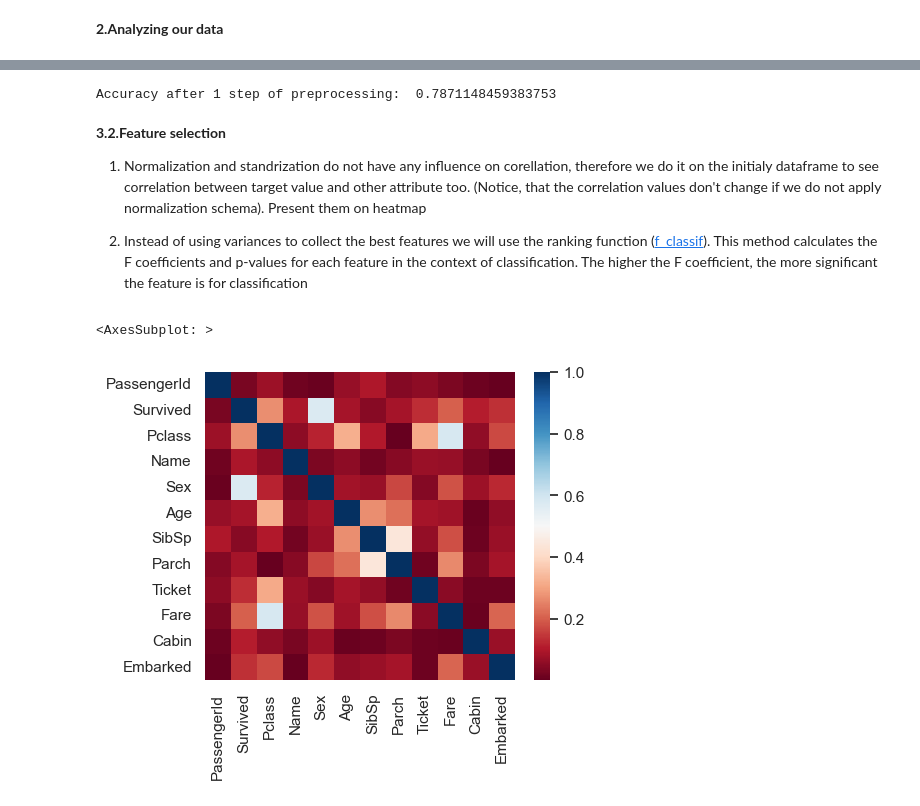
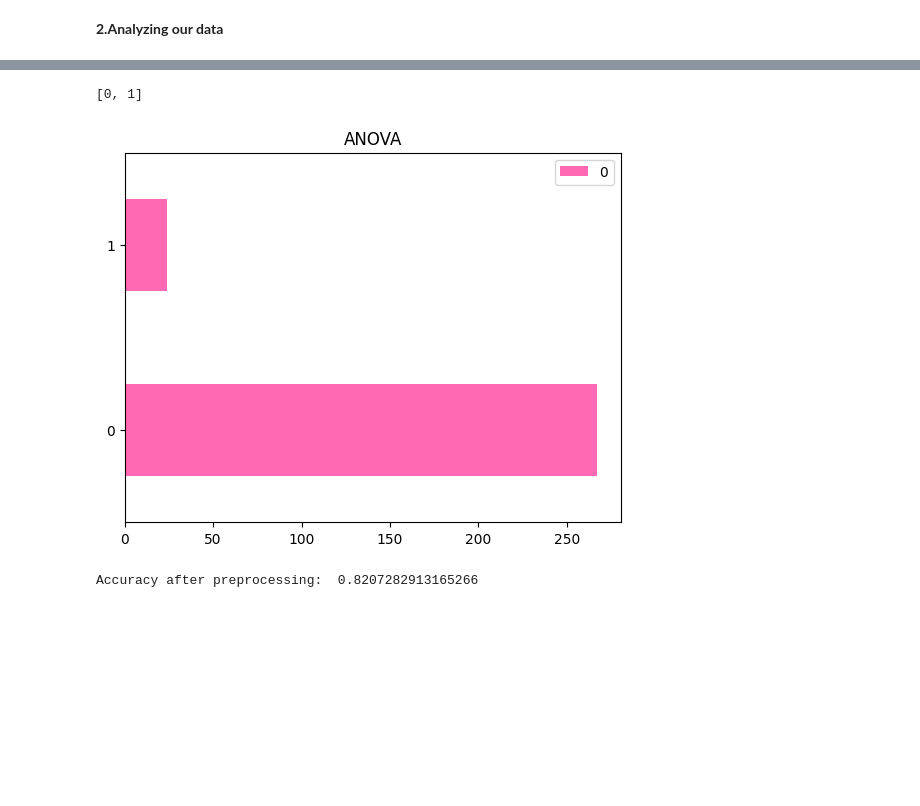
Before and after one commit to jszczublinska/DM_Titanic, a Jupyter notebook: titanic.ipynb, the cells around one changed output, grey strips where cells are left out. Cells and saved outputs as stored; diff of their text form; code cells hidden in the pictures; blank space fills up the shorter version.

```diff
--- a/titanic.ipynb
+++ b/titanic.ipynb
@@ -131,25 +261,24 @@ columns to changed:  ['Name', 'Sex', 'Ticket', 'Cabin', 'Embarked']
+# %%
+from sklearn.feature_selection import f_classif
+
+anova_df = clas.computeAnova(pca_df, train_df['Survived'])
+anova_df.plot(kind='barh', title='ANOVA', color=['hotpink'])
+
+pca_df.head()
+pca_df.columns.to_list()
+# %% [output]
+[0, 1]
+[figure, added]
 # %%
-#### AFTER ###############
+clas.dropColumns(pca_df, [0])
+clas.dropColumns(pca_df_test, [0])
 
-X = normalized_data
+X = pca_df
 y = train_df['Survived']
 
-X_test = normalized_data_test
+X_test = pca_df_test
 y_test = test_df['Survived']
 
-print("Accuracy after 1 step of preprocessing: ", clas.getAccuracy(X, y, X_test, y_test))
+print("Accuracy after preprocessing: ", clas.getAccuracy(X, y, X_test, y_test))
 # %% [output]
-Accuracy after 1 step of preprocessing:  0.7871148459383753
+Accuracy after preprocessing:  0.8207282913165266
-# %% [markdown]
-**3.2.Feature selection**
-
-
-1. Normalization and standrization do not have any influence on corellation, therefore we do it on the initialy dataframe to see correlation between target value and other attribute too. (Notice, that the correlation values don't change if we do not apply normalization schema). Present them on heatmap
-
-2. Instead of using variances to collect the best features we will use the ranking function ([f_classif](https://scikit-learn.org/stable/modules/generated/sklearn.feature_selection.f_classif.html#sklearn.feature_selection.f_classif)). This method calculates the F coefficients and p-values for each feature in the context of classification. The higher the F coefficient, the more significant the feature is for classification
-# %%
-plt.figure(figsize=(5,4))
-sns.heatmap(abs(train_df.corr()), cmap='RdBu')
-# %% [output]
-<AxesSubplot: >
-[figure, removed]
```
Also changed, not shown: parts of 31 cells of this notebook, 2 other files.
